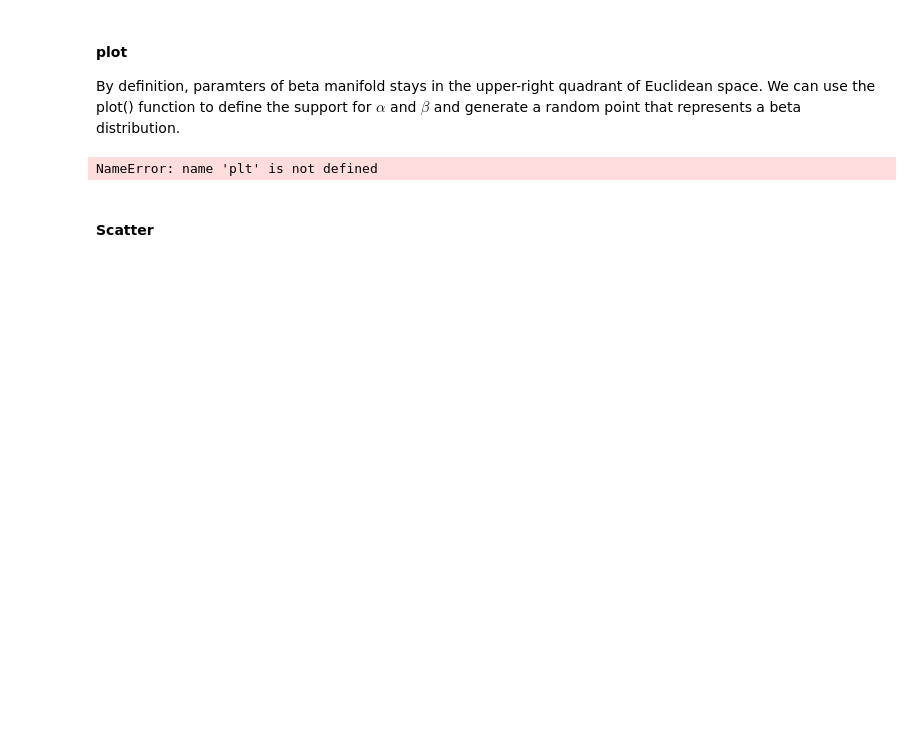
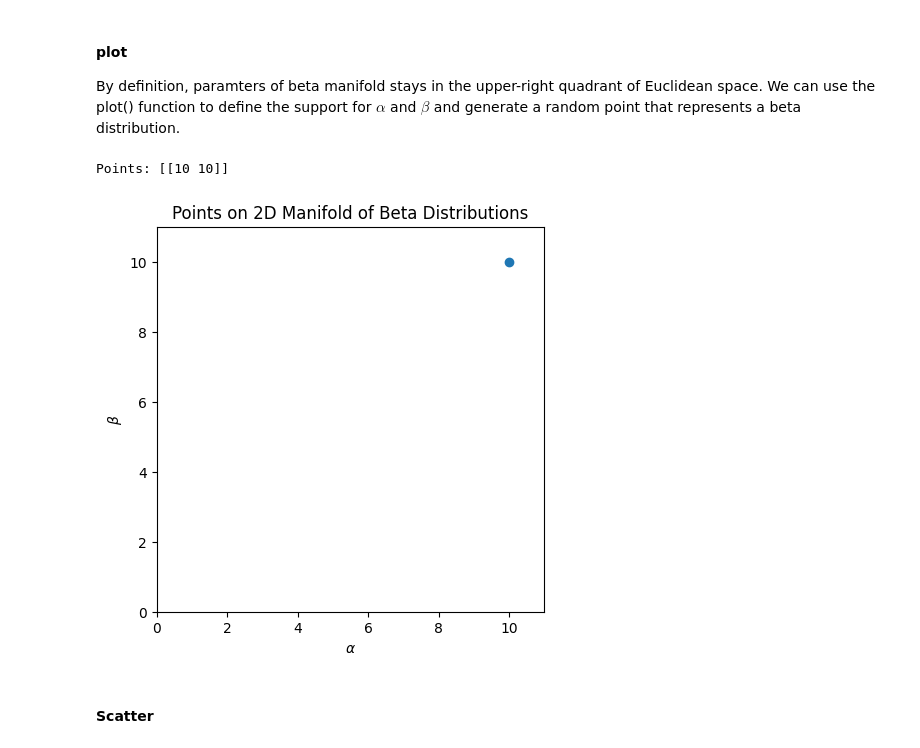
Before and after one commit to rrstofer/ece594n, a Jupyter notebook: hw_geomviz/manifold_of_beta_distributions/Beta_Visualization.ipynb, the cells around one changed output. Drawn from its saved outputs; the diff is of its cells as text; code cells hidden in the pictures; blank space fills up the shorter version.

```diff
--- a/hw_geomviz/manifold_of_beta_distributions/Beta_Visualization.ipynb
+++ b/hw_geomviz/manifold_of_beta_distributions/Beta_Visualization.ipynb
@@ -41,11 +41,10 @@ beta_p = Beta()
 
 By definition, paramters of beta manifold stays in the upper-right quadrant of Euclidean space. We can use the plot() function to define the support for $\alpha$ and $\beta$ and generate a random point that represents a beta distribution.
 # %%
-fig = plt.figure(figsize=(5, 5))
-ax = fig.add_subplot(111)
-beta_p.plot(ax,[10,10])
+beta_p.plot([10,10])
 # %% [output]
-NameError: name 'plt' is not defined
+Points: [[10 10]]
+[figure, added]
 # %% [markdown]
 #### Scatter
 # %% [markdown]
```
Also changed, not shown: parts of 9 cells of this notebook, 1 other file.
